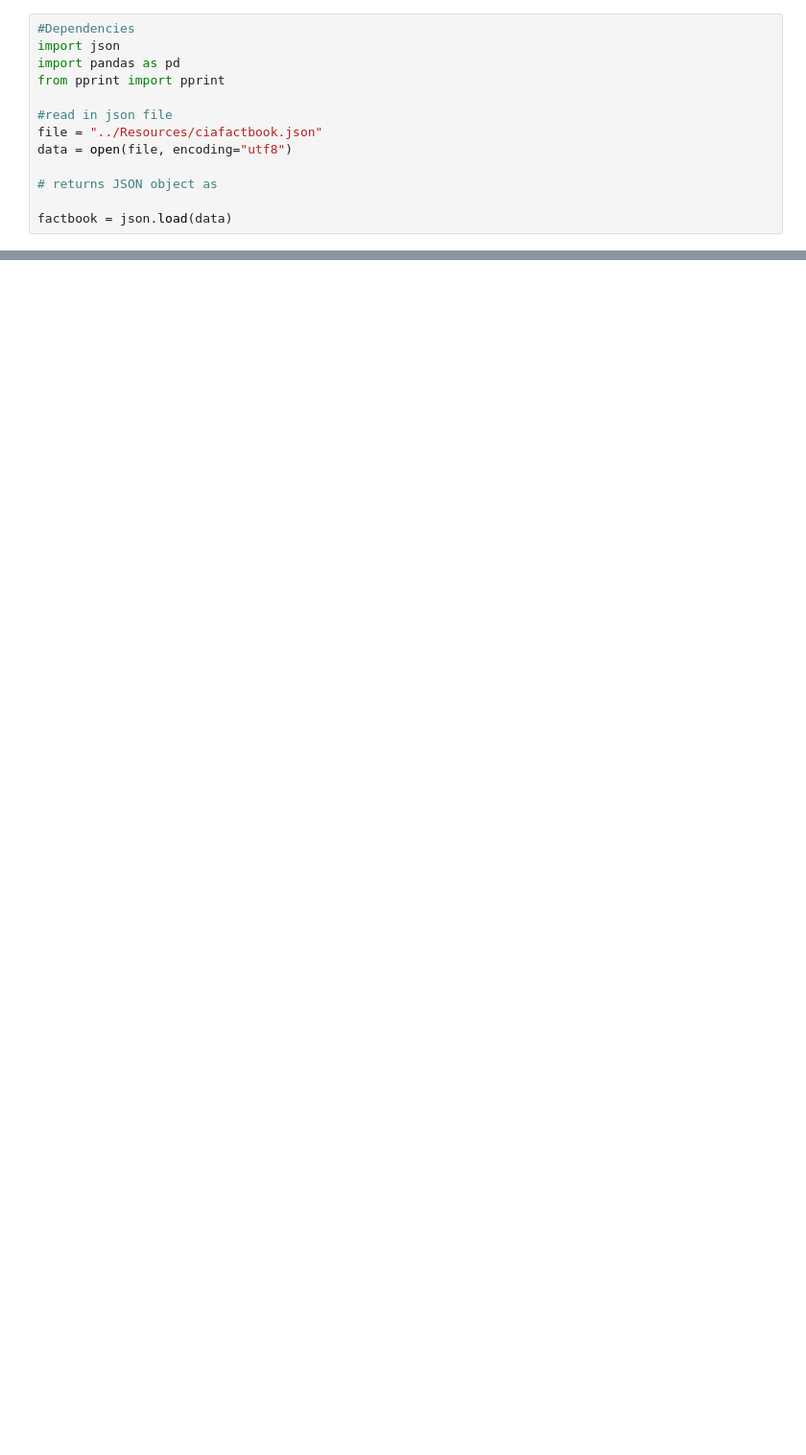
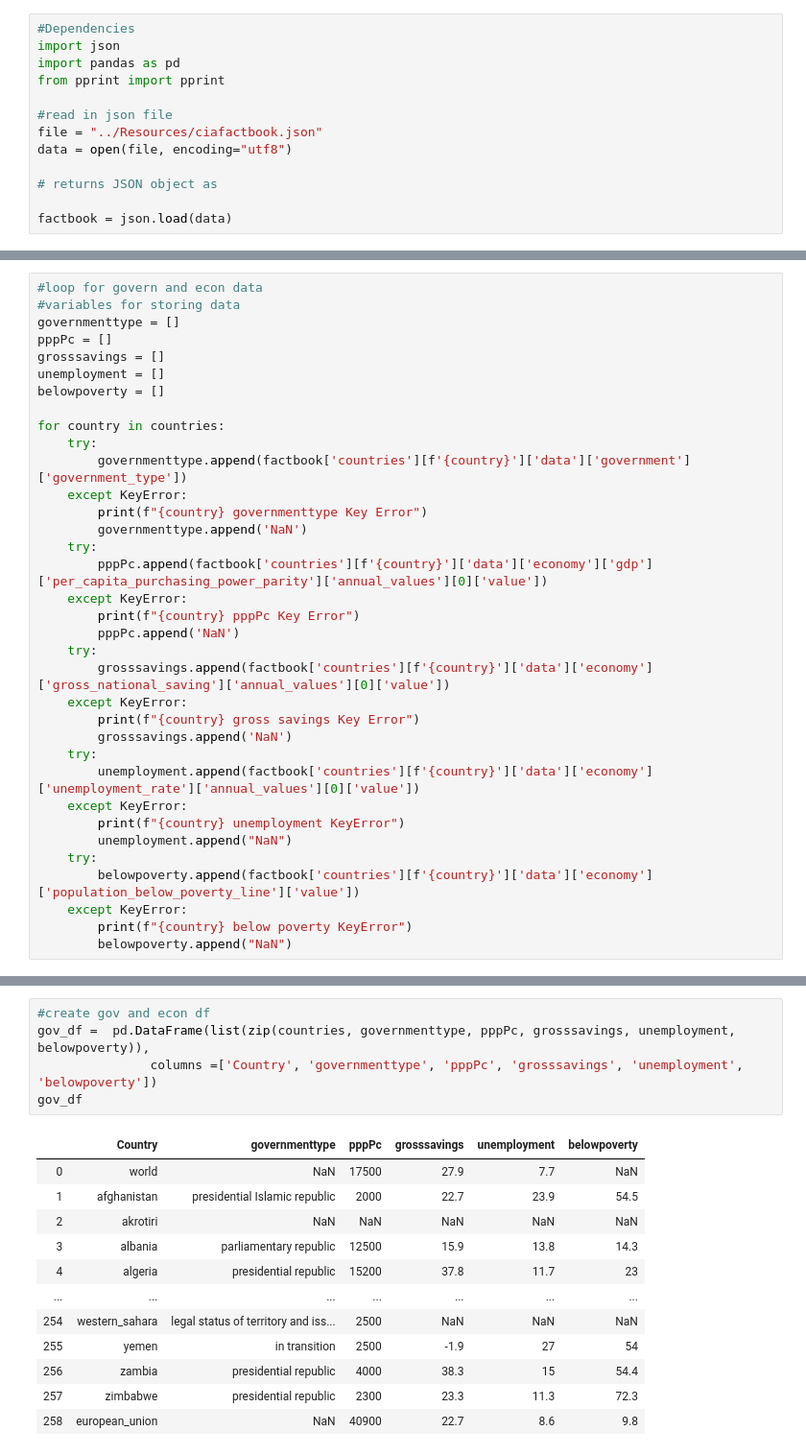
Before and after one commit to DavidObembe/Blue-Barracudas-group-2-, a Jupyter notebook: CIAFacts/CIAFacts.ipynb, the cells around one changed output, grey strips where cells are left out. Shown at 96% size. Saved outputs shown, nothing was run; the diff lists cells and outputs as text; blank space fills up the shorter version.

```diff
--- a/CIAFacts/CIAFacts.ipynb
+++ b/CIAFacts/CIAFacts.ipynb
@@ -134,0 +277,35 @@ antigua_and_barbuda underweightchildren KeyError
+# %%
+#loop for govern and econ data
+#variables for storing data
+governmenttype = []
+pppPc = []
+grosssavings = []
+unemployment = []
+belowpoverty = []
+
+for country in countries:
+    try:
+        governmenttype.append(factbook['countries'][f'{country}']['data']['government']['government_type'])
+    except KeyError:
+        print(f"{country} governmenttype Key Error")
+        governmenttype.append('NaN')
+    try:
+        pppPc.append(factbook['countries'][f'{country}']['data']['economy']['gdp']['per_capita_purchasing_power_parity']['annual_values'][0]['value'])
+    except KeyError:
+        print(f"{country} pppPc Key Error")
+        pppPc.append('NaN')
+    try:
+        grosssavings.append(factbook['countries'][f'{country}']['data']['economy']['gross_national_saving']['annual_values'][0]['value'])
+    except KeyError:
+        print(f"{country} gross savings Key Error")
+        grosssavings.append('NaN')
+    try:
+        unemployment.append(factbook['countries'][f'{country}']['data']['economy']['unemployment_rate']['annual_values'][0]['value'])
+    except KeyError:
+        print(f"{country} unemployment KeyError")
+        unemployment.append("NaN")
+    try:
+        belowpoverty.append(factbook['countries'][f'{country}']['data']['economy']['population_below_poverty_line']['value'])
+    except KeyError:
+        print(f"{country} below poverty KeyError")
+        belowpoverty.append("NaN")
@@ -134,0 +330,18 @@ antigua_and_barbuda underweightchildren KeyError
+# %%
+#create gov and econ df
+gov_df =  pd.DataFrame(list(zip(countries, governmenttype, pppPc, grosssavings, unemployment, belowpoverty)),
+               columns =['Country', 'governmenttype', 'pppPc', 'grosssavings', 'unemployment', 'belowpoverty'])
+gov_df
+# %% [output]
+|  | Country | governmenttype | pppPc | grosssavings | unemployment | belowpoverty |
+| 0 | world | NaN | 17500 | 27.9 | 7.7 | NaN |
+| 1 | afghanistan | presidential Islamic republic | 2000 | 22.7 | 23.9 | 54.5 |
+| 2 | akrotiri | NaN | NaN | NaN | NaN | NaN |
+| 3 | albania | parliamentary republic | 12500 | 15.9 | 13.8 | 14.3 |
+| 4 | algeria | presidential republic | 15200 | 37.8 | 11.7 | 23 |
+| ... | ... | ... | ... | ... | ... | ... |
+| 254 | western_sahara | legal status of territory and iss... | 2500 | NaN | NaN | NaN |
+| 255 | yemen | in transition | 2500 | -1.9 | 27 | 54 |
+| 256 | zambia | presidential republic | 4000 | 38.3 | 15 | 54.4 |
+| 257 | zimbabwe | presidential republic | 2300 | 23.3 | 11.3 | 72.3 |
+| 258 | european_union | NaN | 40900 | 22.7 | 8.6 | 9.8 |
```
Also changed, not shown: parts of 23 cells of this notebook.
